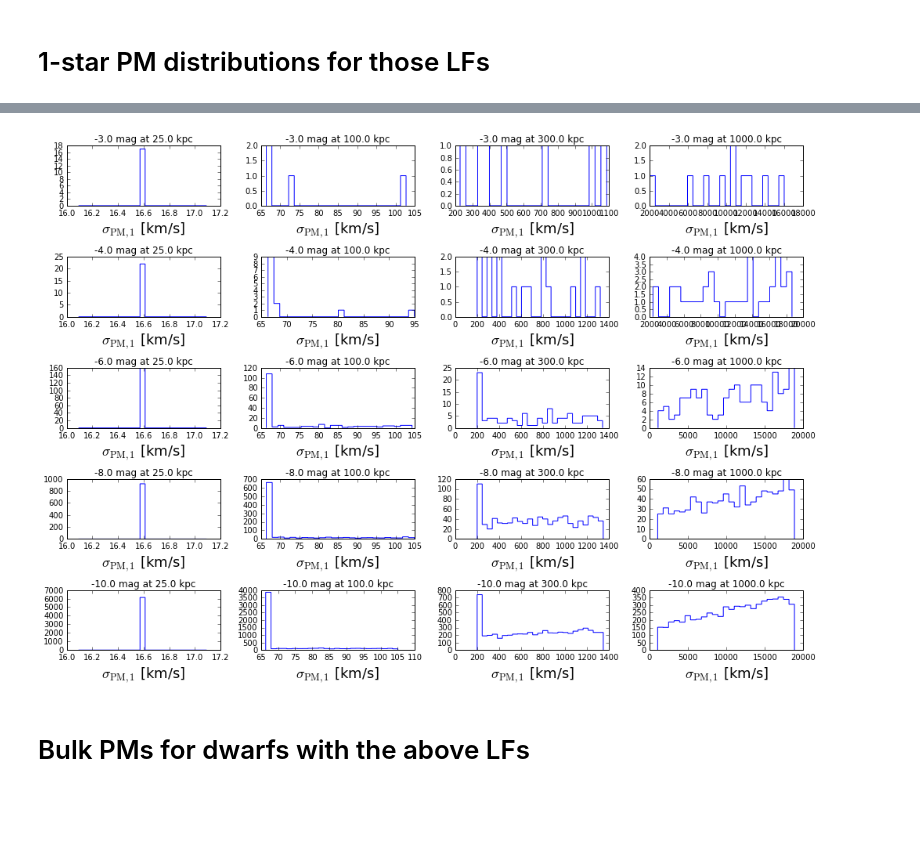
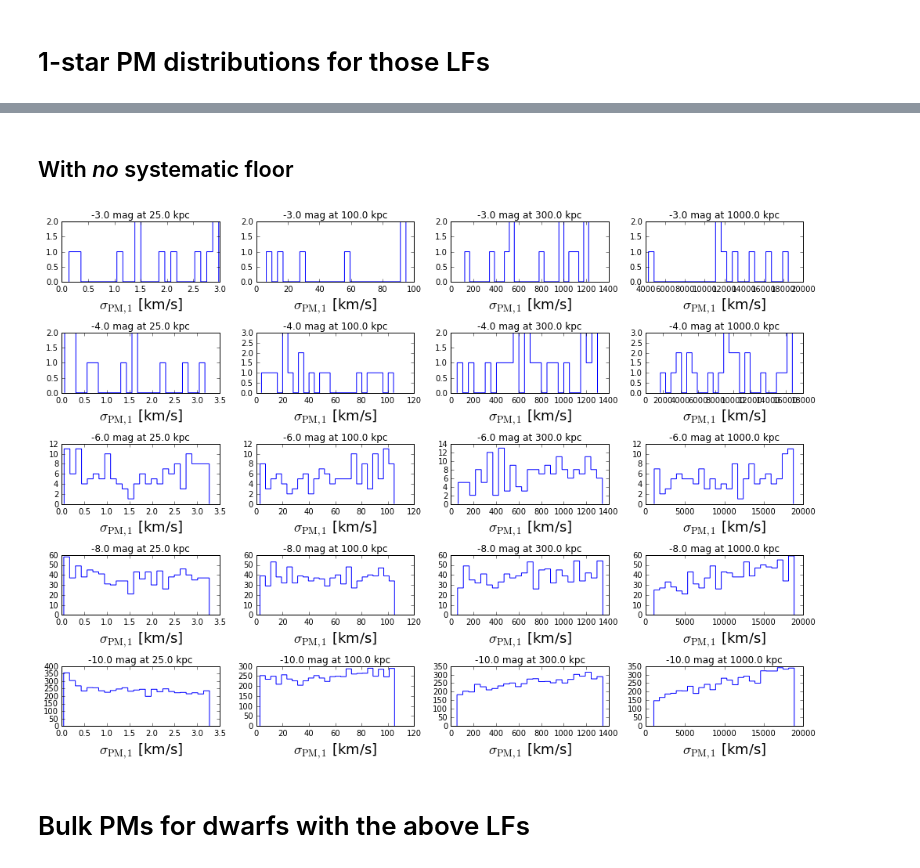
Before and after one commit to eteq/lsst_experiments, a Jupyter notebook: Proper Motion estimates.ipynb, the cells around one changed output, grey strips where cells are left out. Saved outputs shown, nothing was run; the diff lists cells and outputs as text; code cells hidden in the pictures; blank space fills up the shorter version.

Commit message:
included with/without PM floor

```diff
--- a/Proper Motion estimates.ipynb
+++ b/Proper Motion estimates.ipynb
@@ -69,8 +69,8 @@ def pm_from_nstars(rmags, distance=None, sys_floor=0.14*u.mas/u.yr):
     distance : None or astropy Quantity with distance units
         The distance to assume the stars are at, or None to get angular units.
     sys_floor :  astropy Quantity with PM units (angle/time)
-        The minimal PM accuracy possible - the "systematic floor". Default value
-        based on LSST science book.
+        The systematic floor on the PM accuracy, added in quadrature to the random
+        component.
 
     Returns
     -------
@@ -82,7 +82,8 @@ def pm_from_nstars(rmags, distance=None, sys_floor=0.14*u.mas/u.yr):
         Has PM units if `distance` is None or velocity units, otherwise.
     """
     pm_errs = pl(rmags.to(lsst_expected['r'].unit).value)*lsst_expected['sig_mu'].unit
-    pm_errs[pm_errs<sys_floor] = sys_floor
+    #pm_errs[pm_errs<sys_floor] = sys_floor
+    pm_errs = (pm_errs**2 + sys_floor**2)**0.5
 
     if distance is not None:
         pm_errs = (pm_errs*distance).to(u.km/u.s, u.dimensionless_angles())
@@ -205,0 +210,10 @@ plt.tight_layout()
+# %%
+plt.figure(figsize=(14,10))
+for i,(mag, dist) in enumerate(magdists):
+    plt.subplot(len(mags),len(dists),i+1)
+    dwarf_mags = sample_dwarfy(mag, dist)[0]
+    pmerrs = pm_from_nstars(dwarf_mags, dist, 0.14*u.mas/u.yr)[1]
+    ahist(pmerrs.to(u.km/u.s), bins=25, histtype='step')
+    plt.xlabel(r'$\sigma_{\rm PM, 1}$ [km/s]', fontsize=18)
+    plt.title('{0} at {1}'.format(mag, dist))
+plt.tight_layout()
@@ -206,14 +222,16 @@ plt.tight_layout()
+# %% [markdown]
+## With *no* systematic floor
 # %%
 plt.figure(figsize=(14,10))
 for i,(mag, dist) in enumerate(magdists):
     plt.subplot(len(mags),len(dists),i+1)
     dwarf_mags = sample_dwarfy(mag, dist)[0]
-    pmerrs = pm_from_nstars(dwarf_mags, dist)[1]
+    pmerrs = pm_from_nstars(dwarf_mags, dist, 0*u.mas/u.yr)[1]
     ahist(pmerrs.to(u.km/u.s), bins=25, histtype='step')
     plt.xlabel(r'$\sigma_{\rm PM, 1}$ [km/s]', fontsize=18)
     plt.title('{0} at {1}'.format(mag, dist))
 plt.tight_layout()
 # %% [output]
-[figure, old version]
+[figure, new version]
 # %% [markdown]
 # Bulk PMs for dwarfs with the above LFs
```
Also changed, not shown: parts of 14 cells of this notebook.
